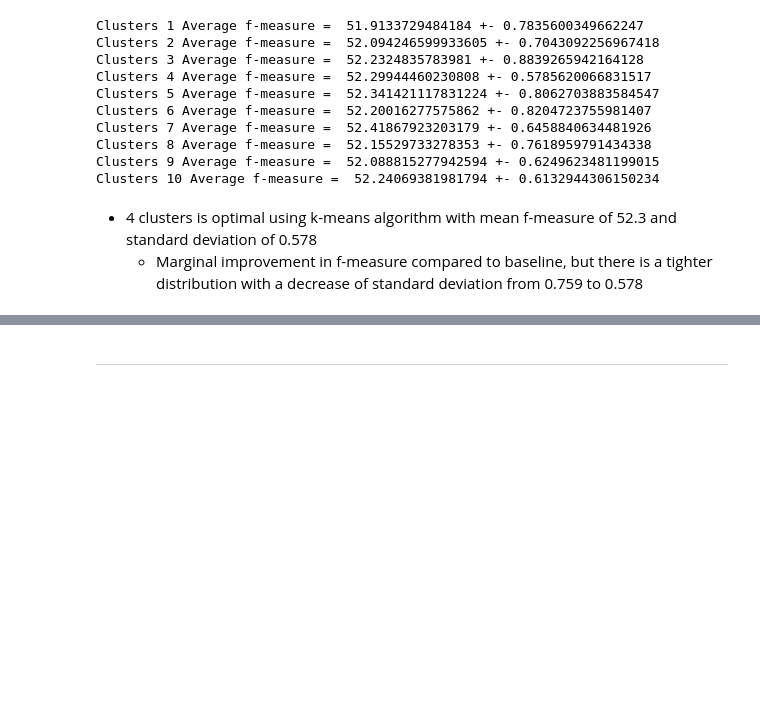
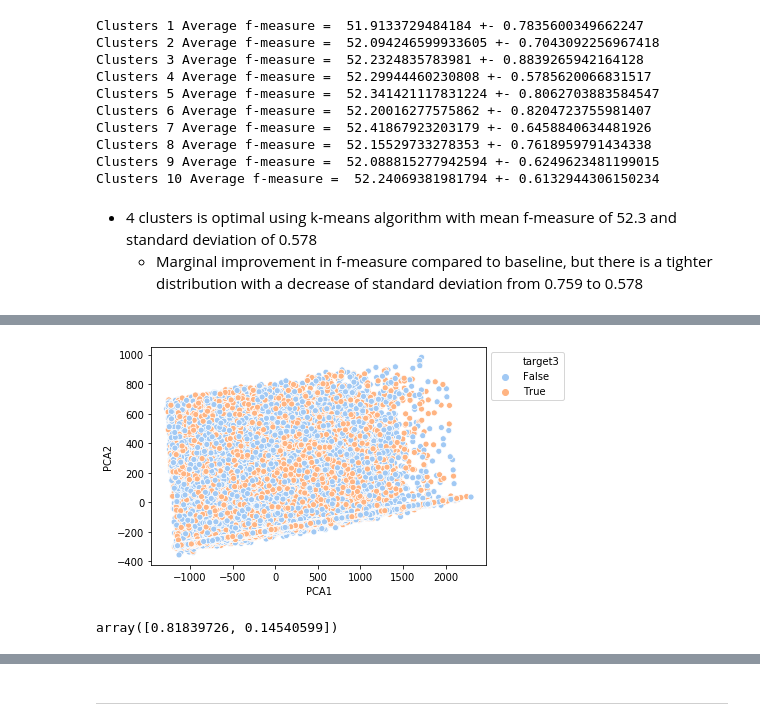
Before and after one commit to anguyen-07/DS7331-ML_Labs, a Jupyter notebook: Lab3_Clustering/DS7331_Lab3_Clustering_AirBnb.ipynb, the cells around one changed output, grey strips where cells are left out. Cells and saved outputs as stored; diff of their text form; code cells hidden in the pictures; blank space fills up the shorter version.

```diff
--- a/Lab3_Clustering/DS7331_Lab3_Clustering_AirBnb.ipynb
+++ b/Lab3_Clustering/DS7331_Lab3_Clustering_AirBnb.ipynb
@@ -579,0 +618,11 @@ Clusters 10 Average f-measure =  52.24069381981794 +- 0.6132944306150234
+# %%
+sns.scatterplot(data=principalDf, x='PCA1', y='PCA2', hue='target3',
+                legend='full', palette=sns.color_palette('pastel', n_colors=2))
+plt.legend(bbox_to_anchor=(1, 1))
+plt.show()
+# %% [output]
+[figure, added]
+# %%
+pca.explained_variance_ratio_
+# %% [output]
+array([0.81839726, 0.14540599])
```
Also changed, not shown: parts of 24 cells of this notebook, 1 other file.
